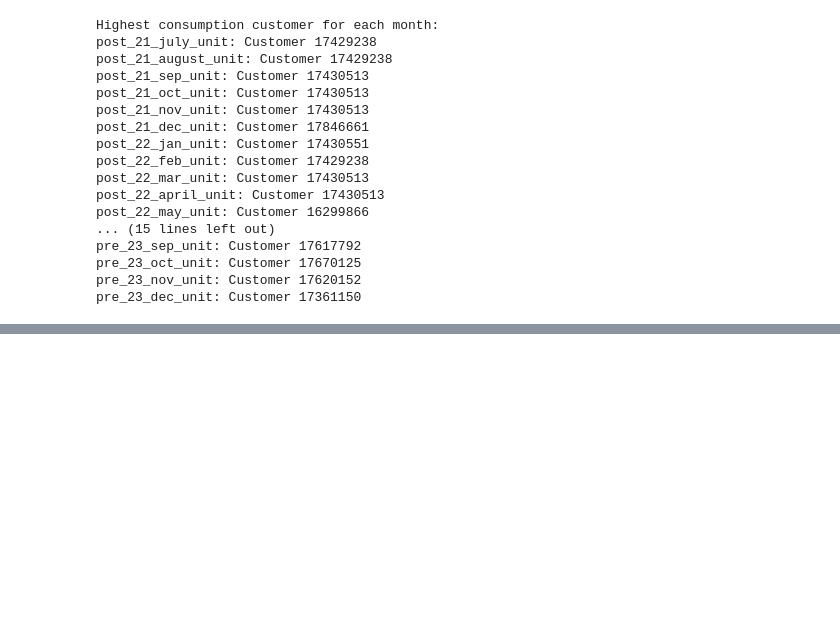
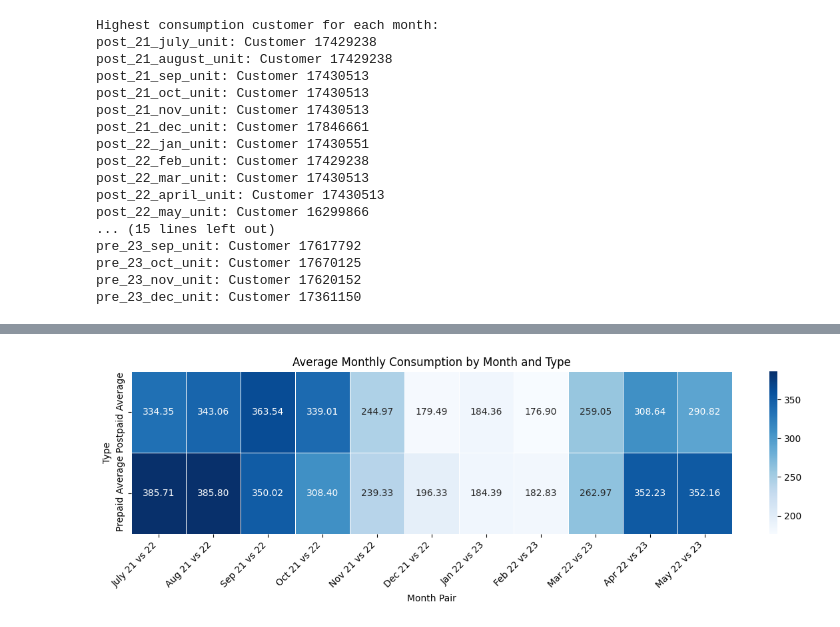
Before and after one commit to Demiarge/thesis, a Jupyter notebook: Final/Visual/Big/new.ipynb, the cells around one changed output, grey strips where cells are left out. Drawn from its saved outputs; the diff is of its cells as text; code cells hidden in the pictures; blank space fills up the shorter version.

```diff
--- a/Final/Visual/Big/new.ipynb
+++ b/Final/Visual/Big/new.ipynb
@@ -178,0 +421,75 @@ pre_23_dec_unit: Customer 17361150
+# %%
+import pandas as pd
+import matplotlib.pyplot as plt
+import seaborn as sns
+
+# Load your data
+file_path = 'dataset.csv'
+data = pd.read_csv(file_path, low_memory=False)
+
+# Define the columns for prepaid and postpaid comparisons
+prepaid_columns = [
+    'pre_22_july_unit', 'pre_22_aug_unit', 'pre_22_sep_unit',
+    'pre_22_oct_unit', 'pre_22_nov_unit', 'pre_22_dec_unit',
+    'pre_23_jan_unit', 'pre_23_feb_unit', 'pre_23_mar_unit',
+    'pre_23_apr_unit', 'pre_23_may_unit'
+]
+
+postpaid_columns = [
+    'post_21_july_unit', 'post_21_august_unit', 'post_21_sep_unit',
+    'post_21_oct_unit', 'post_21_nov_unit', 'post_21_dec_unit',
+    'post_22_jan_unit', 'post_22_feb_unit', 'post_22_mar_unit',
+    'post_22_april_unit', 'post_22_may_unit'
+]
+
+# Create a DataFrame for the pairwise comparison
+comparison_data = data[postpaid_columns + prepaid_columns]
+
+# Convert the selected columns to numeric, handling non-numeric entries by setting errors='coerce' to NaN
+for col in postpaid_columns + prepaid_columns:
+    comparison_data[col] = pd.to_numeric(comparison_data[col], errors='coerce')
+
+# Calculate the averages for each prepaid and postpaid month
+postpaid_averages = comparison_data[postpaid_columns].mean()
+prepaid_averages = comparison_data[prepaid_columns].mean()
+
+# Create a DataFrame for the averages with labeled month pairs
+average_df = pd.DataFrame({
+    'Month Pair': [
+        'July 21 vs 22', 'Aug 21 vs 22', 'Sep 21 vs 22',
+        'Oct 21 vs 22', 'Nov 21 vs 22', 'Dec 21 vs 22',
+        'Jan 22 vs 23', 'Feb 22 vs 23', 'Mar 22 vs 23',
+        'Apr 22 vs 23', 'May 22 vs 23'
+    ],
+    'Postpaid Average': postpaid_averages.values,
+    'Prepaid Average': prepaid_averages.values
+})
+
+# Set Month Pair as index for better labeling
+average_df.set_index('Month Pair', inplace=True)
+
+# Convert to numeric types to ensure compatibility with the heatmap
+average_df = average_df.apply(pd.to_numeric)
+
+# Create a heatmap with annotated averages
+plt.figure(figsize=(12, 4))
+sns.heatmap(
+    average_df.T,
+    annot=True,
+    fmt=".2f",
+    cmap='Blues',
+    cbar=True,
+    linewidths=0.5,
+    annot_kws={"size": 10}
+)
+
+# Customize the plot
+plt.title('Average Monthly Consumption by Month and Type')
+plt.ylabel('Type')
+plt.xlabel('Month Pair')
+plt.xticks(rotation=45, ha='right')
+plt.tight_layout()
+plt.savefig("Average Monthly Consumption by Month and Type.png",dpi=300)
+# Show the plot
+plt.show()
+# %% [output]
@@ -178,0 +501 @@ pre_23_dec_unit: Customer 17361150
+[figure, added]
```
Also changed, not shown: parts of 5 cells of this notebook, 53 other files.
